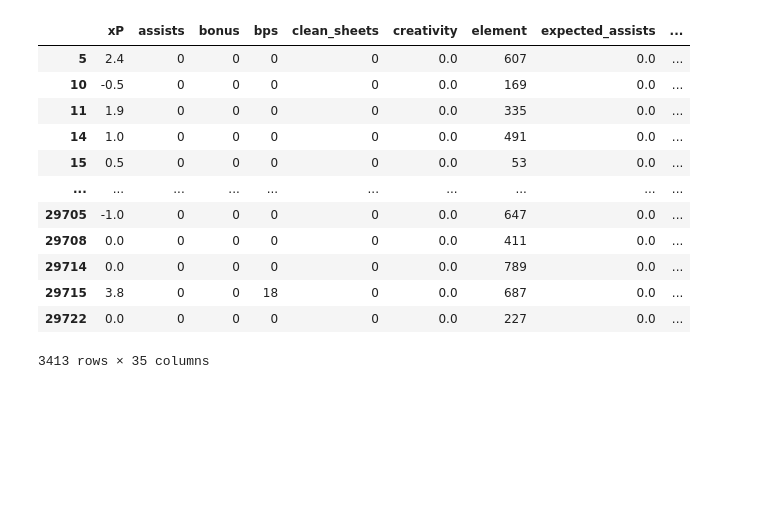
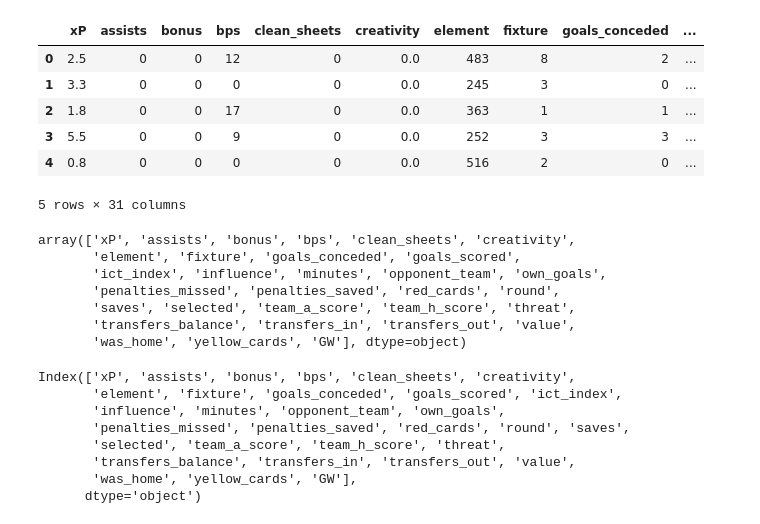
Before and after one commit to m-mukund/AI-Powered-Fantasy-Premier-League-Optimization-Platform, a Jupyter notebook: FPL_predictor.ipynb, the cells around one changed output. Cells and saved outputs as stored; diff of their text form; code cells hidden in the pictures; blank space fills up the shorter version.

```diff
--- a/FPL_predictor.ipynb
+++ b/FPL_predictor.ipynb
@@ -57,0 +38,15 @@ fwds=df.loc[df['position']=="FWD"]
+# %%
+for i in range(20,23):
+    url = "https://raw.githubusercontent.com/vaastav/Fantasy-Premier-League/master/data/20" + str(i) + "-" + str(i+1) + "/gws/merged_gw.csv"
+    print(url)
+    gks_temp, defs_temp, mids_temp, fwds_temp=fetch_data(url)
+    if i < 22:
+        gks.append(gks_temp)
+        defs.append(defs_temp)
+        mids.append(gks_temp)
+        fwds.append(fwds_temp)
+    else:
+        gks_test.append(gks_temp)
+        defs_test.append(defs_temp)
+        mids_test.append(gks_temp)
+        fwds_test.append(fwds_temp)
@@ -58,12 +88,17 @@ fwds=df.loc[df['position']=="FWD"]
+# %%
+gks_df=pd.concat(gks, ignore_index=True)
+defs_df=pd.concat(defs, ignore_index=True)
+mids_df=pd.concat(mids, ignore_index=True)
+fwds_df=pd.concat(fwds, ignore_index=True)
 # %%
 from sklearn.model_selection import train_test_split
 # %%
-y_gks=gks['total_points']
-y_defs=defs['total_points']
-y_mids=mids['total_points']
-y_fwds=fwds['total_points']
+y_gks=gks_df['total_points']
+y_defs=defs_df['total_points']
+y_mids=mids_df['total_points']
+y_fwds=fwds_df['total_points']
 
-x_gks=gks.drop(['total_points', 'name', 'position', 'team', 'starts', 'kickoff_time'], axis =1)
-x_defs=defs.drop(['total_points', 'name', 'position', 'team', 'starts', 'kickoff_time'], axis =1)
-x_mids=mids.drop(['total_points', 'name', 'position', 'team', 'starts', 'kickoff_time'], axis =1)
-x_fwds=fwds.drop(['total_points', 'name', 'position', 'team', 'starts', 'kickoff_time'], axis =1)
+x_gks=gks_df.drop(['total_points', 'name', 'position', 'team', 'kickoff_time'], axis =1)
+x_defs=defs_df.drop(['total_points', 'name', 'position', 'team', 'kickoff_time'], axis =1)
+x_mids=mids_df.drop(['total_points', 'name', 'position', 'team', 'kickoff_time'], axis =1)
+x_fwds=fwds_df.drop(['total_points', 'name', 'position', 'team', 'kickoff_time'], axis =1)
@@ -85,16 +130,10 @@ Name: total_points, Length: 3413, dtype: int64
 # %%
-x_gks
+x_gks.head(5)
 # %% [output]
-|  | xP | assists | bonus | bps | clean_sheets | creativity | element | expected_assists | ... |
-| 5 | 2.4 | 0 | 0 | 0 | 0 | 0.0 | 607 | 0.0 | ... |
-| 10 | -0.5 | 0 | 0 | 0 | 0 | 0.0 | 169 | 0.0 | ... |
-| 11 | 1.9 | 0 | 0 | 0 | 0 | 0.0 | 335 | 0.0 | ... |
-| 14 | 1.0 | 0 | 0 | 0 | 0 | 0.0 | 491 | 0.0 | ... |
-| 15 | 0.5 | 0 | 0 | 0 | 0 | 0.0 | 53 | 0.0 | ... |
-| ... | ... | ... | ... | ... | ... | ... | ... | ... | ... |
-| 29705 | -1.0 | 0 | 0 | 0 | 0 | 0.0 | 647 | 0.0 | ... |
-| 29708 | 0.0 | 0 | 0 | 0 | 0 | 0.0 | 411 | 0.0 | ... |
-| 29714 | 0.0 | 0 | 0 | 0 | 0 | 0.0 | 789 | 0.0 | ... |
-| 29715 | 3.8 | 0 | 0 | 18 | 0 | 0.0 | 687 | 0.0 | ... |
-| 29722 | 0.0 | 0 | 0 | 0 | 0 | 0.0 | 227 | 0.0 | ... |
+|  | xP | assists | bonus | bps | clean_sheets | creativity | element | fixture | goals_conceded | ... |
+| 0 | 2.5 | 0 | 0 | 12 | 0 | 0.0 | 483 | 8 | 2 | ... |
+| 1 | 3.3 | 0 | 0 | 0 | 0 | 0.0 | 245 | 3 | 0 | ... |
+| 2 | 1.8 | 0 | 0 | 17 | 0 | 0.0 | 363 | 1 | 1 | ... |
+| 3 | 5.5 | 0 | 0 | 9 | 0 | 0.0 | 252 | 3 | 3 | ... |
+| 4 | 0.8 | 0 | 0 | 0 | 0 | 0.0 | 516 | 2 | 0 | ... |
-3413 rows × 35 columns
+5 rows × 31 columns
@@ -108 +144,22 @@ reg = LinearRegression().fit(X_train_gks, y_train_gks)
+# %%
+reg.feature_names_in_
+# %% [output]
+array(['xP', 'assists', 'bonus', 'bps', 'clean_sheets', 'creativity',
+       'element', 'fixture', 'goals_conceded', 'goals_scored',
+       'ict_index', 'influence', 'minutes', 'opponent_team', 'own_goals',
+       'penalties_missed', 'penalties_saved', 'red_cards', 'round',
+       'saves', 'selected', 'team_a_score', 'team_h_score', 'threat',
+       'transfers_balance', 'transfers_in', 'transfers_out', 'value',
+       'was_home', 'yellow_cards', 'GW'], dtype=object)
+# %%
+print(x_gks_test.columns)
+# %% [output]
+Index(['xP', 'assists', 'bonus', 'bps', 'clean_sheets', 'creativity',
+       'element', 'fixture', 'goals_conceded', 'goals_scored', 'ict_index',
+       'influence', 'minutes', 'opponent_team', 'own_goals',
+       'penalties_missed', 'penalties_saved', 'red_cards', 'round', 'saves',
+       'selected', 'team_a_score', 'team_h_score', 'threat',
+       'transfers_balance', 'transfers_in', 'transfers_out', 'value',
+       'was_home', 'yellow_cards', 'GW'],
+      dtype='object')
 # %%
```
Also changed, not shown: parts of 27 cells of this notebook.
